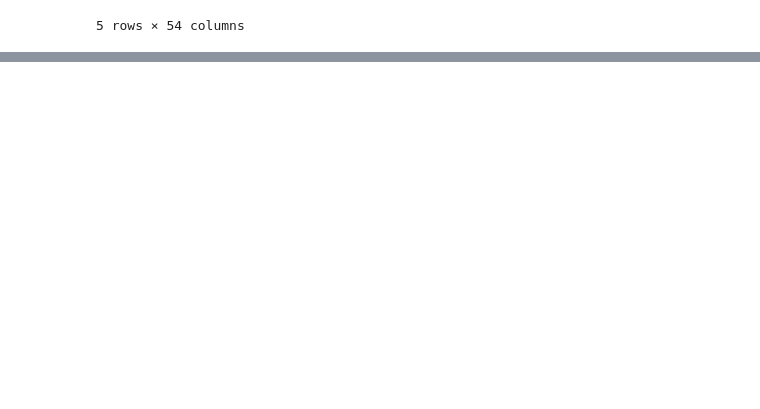
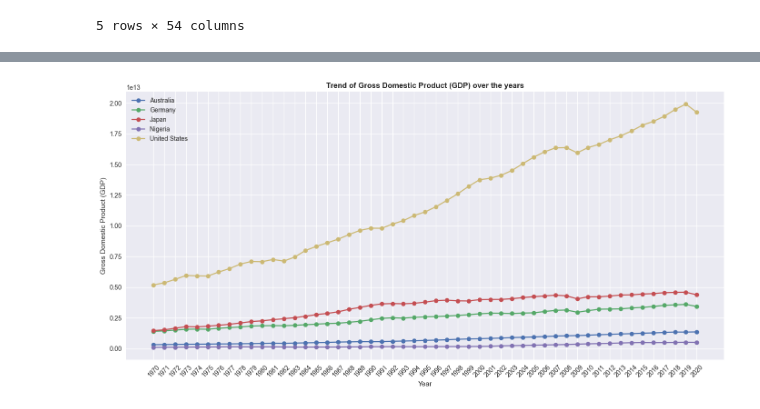
Before and after one commit to AlessandroSignoretto/Statistical_Models_project, a Jupyter notebook: Models_project.ipynb, the cells around one changed output, grey strips where cells are left out. Drawn from its saved outputs; the diff is of its cells as text; code cells hidden in the pictures; blank space fills up the shorter version.

Commit message:
Australia analysis

```diff
--- a/Models_project.ipynb
+++ b/Models_project.ipynb
@@ -35,9 +34,9 @@ plt.style.use('seaborn')
 <h3><b>Data Acquisition</b></h3>
 # %%
 # Load the data
-GDP_data = pd.read_csv('dataset_GDP.csv')
+GDP_df = pd.read_csv('dataset_GDP.csv')
 pd.options.display.float_format = '{:,.0f}'.format
-GDP_data.head()
+GDP_df.head(5)
 # %% [output]
 |  | CountryID | Country | IndicatorName | 1970 | 1971 | 1972 | 1973 | 1974 | 1975 | 1976 | ... |
 | 0 | 4 | Afghanistan | Final consumption expenditure | 3,068,715,393 | 2,957,075,039 | 2,886,787,577 | 3,100,415,960 | 3,328,662,493 | 3,514,641,945 | 3,587,321,657 | ... |
@@ -46,3 +45,10 @@ GDP_data.head()
 | 3 | 4 | Afghanistan | Gross capital formation | 1,654,636,926 | 1,764,946,054 | 1,615,794,959 | 1,566,078,673 | 1,914,096,976 | 2,257,142,607 | 3,214,192,574 | ... |
 | 4 | 4 | Afghanistan | Gross fixed capital formation (in... | 1,653,901,160 | 1,764,161,237 | 1,543,641,082 | 1,543,641,082 | 1,984,681,171 | 2,293,409,608 | 3,418,062,396 | ... |
 5 rows × 54 columns
+# %%
+# Choosing 5 countries
+selected_countries = ['Nigeria', 'Germany', 'Japan', 'United States', 'Australia']
+GDP5_df = GDP_df[GDP_df['Country'].isin(selected_countries)]
+GDP5_df = GDP5_df.drop(columns=['CountryID'])
+GDP5_df.reset_index(drop=True, inplace=True)
+GDP5_df.head(17)
@@ -48,0 +75,5 @@ GDP_data.head()
+# %%
+# Filter the dataset based on certain variables
+indicator_values = ['Gross Domestic Product (GDP)', 'Exports of goods and services', 'Imports of goods and services','Manufacturing (ISIC D)','Gross capital formation']
+GDP_final = GDP5_df[GDP5_df['IndicatorName'].isin(indicator_values)]
+GDP_final.head()
@@ -48,0 +133,33 @@ GDP_data.head()
+# %%
+# Function to plot the economic indicator trends for all countries
+def plot_economic_indicator(indicator):
+    # Filter the dataframe for the selected indicator
+    GDP_final['IndicatorName'] = GDP_final['IndicatorName'].str.strip()  # Strip leading/trailing spaces
+    df_filtered = GDP_final[GDP_final['IndicatorName'] == indicator]
+
+    plt.figure(figsize=(14, 7))
+
+    # Iterate over each country in the filtered dataframe
+    for country in df_filtered['Country'].unique():
+        country_data = df_filtered[df_filtered['Country'] == country]
+        years = country_data.columns[2:]  # Year columns start from the third column
+        values = country_data.iloc[0, 2:].values.astype(float)  # Convert values to float
+
+        plt.plot(years, values, marker='o', label=country)
+
+    plt.title(f'Trend of {indicator} over the years', fontweight='bold')
+    plt.xlabel('Year')
+    plt.ylabel(indicator)
+    plt.legend()
+    plt.grid(True)
+
+    # Rotate the x-axis labels and set them
+    plt.xticks(rotation=45)
+
+    plt.tight_layout()  # Adjust layout to prevent clipping of labels
+    plt.show()
+
+# Example: plot the graph for "Gross Domestic Product (GDP)"
+plot_economic_indicator("Gross Domestic Product (GDP)")
+# %% [output]
+[figure, added]
```
Also changed, not shown: parts of 25 cells of this notebook.
